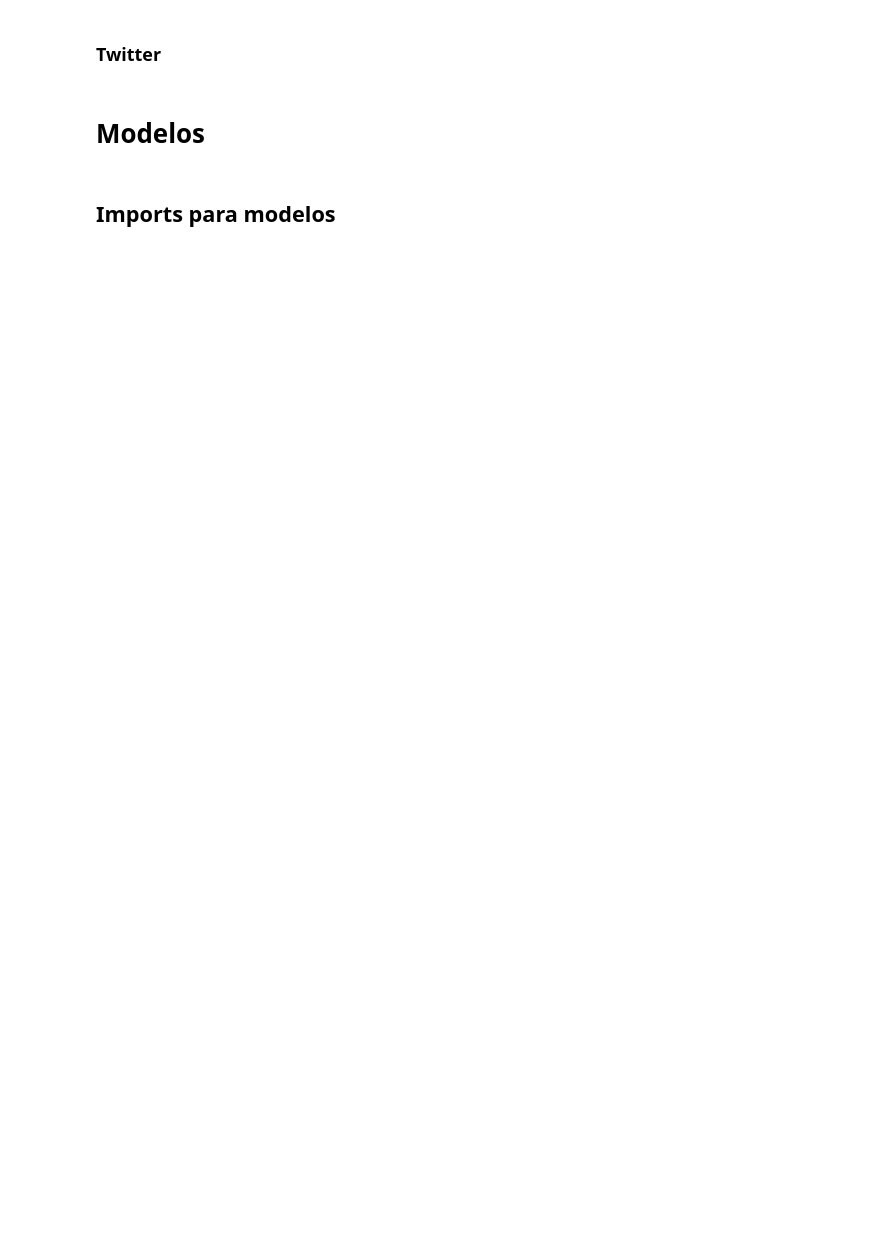
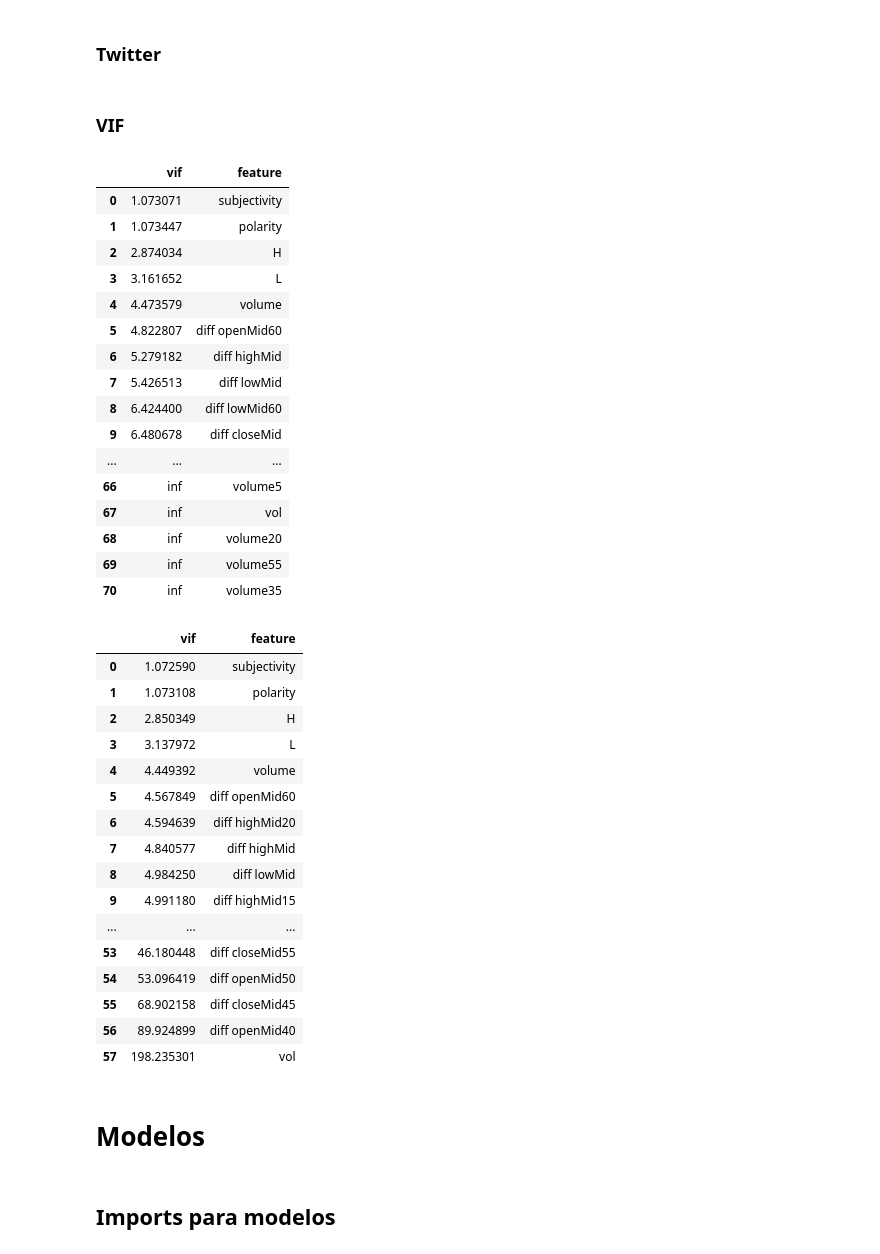
Before and after one commit to FranSerr/stock_prophets, a Jupyter notebook: Notebooks/FX2.ipynb, the cells around one changed output. Cells and saved outputs as stored; diff of their text form; code cells hidden in the pictures; blank space fills up the shorter version.

```diff
--- a/Notebooks/FX2.ipynb
+++ b/Notebooks/FX2.ipynb
@@ -283,3 +289,25 @@ df = df.drop(['date', 'date_trunc'], axis=1)
 # %%
 df = df.fillna(method='ffill')
 df = df.fillna(method='bfill')
+# %% [markdown]
+### VIF
+# %%
+from statsmodels.stats.outliers_influence import variance_inflation_factor
+
+def get_vif(X):
+    """
+    Nos da el factor de inflación de la varianza de cada variable independiente
+
+    Args:
+        X (DataFrame): DataFrame con datos de nuestras variables independientes
+    Returns:
+        vif (DataFrame): DataFrame con el factor de inflación de la varianza
+                         de cada variable
+    """
+    vif = pd.DataFrame()
+    X['intercept'] = 1
+    x = X.values
+    vif['vif'] = [variance_inflation_factor(x, i) for i in range(x.shape[1])]
+    vif['feature'] = X.columns
+
+    return vif
@@ -286,3 +318,58 @@ df = df.fillna(method='bfill')
+# %%
+if pricediff:
+    dontdrop = ['diff closeMid', 'diff highMid', 'diff lowMid', 'vol']
+else:
+    dontdrop = ['closeMid', 'highMid', 'lowMid', 'vol']
+
+dropping = [1, 2]
+
+while len(dropping) >= 2:
+
+    vif = get_vif(df)
+    svif = vif.sort_values('vif').reset_index(drop=True)
+    display(svif)
+    dropping = svif[svif['vif'] >= 100]
+    try:
+        vif_drops = list(dropping.sample(n=int(len(dropping)/2))['feature'].values)
+        vif_drops = [i for i in vif_drops if i not in dontdrop]
+        df = df.drop(vif_drops, axis=1)
+    except:
+        display(svif)
+# %% [output]
+|  | vif | feature |
+| 0 | 1.073071 | subjectivity |
+| 1 | 1.073447 | polarity |
+| 2 | 2.874034 | H |
+| 3 | 3.161652 | L |
+| 4 | 4.473579 | volume |
+| 5 | 4.822807 | diff openMid60 |
+| 6 | 5.279182 | diff highMid |
+| 7 | 5.426513 | diff lowMid |
+| 8 | 6.424400 | diff lowMid60 |
+| 9 | 6.480678 | diff closeMid |
+| ... | ... | ... |
+| 66 | inf | volume5 |
+| 67 | inf | vol |
+| 68 | inf | volume20 |
+| 69 | inf | volume55 |
+| 70 | inf | volume35 |
+|  | vif | feature |
+| 0 | 1.072590 | subjectivity |
+| 1 | 1.073108 | polarity |
+| 2 | 2.850349 | H |
+| 3 | 3.137972 | L |
+| 4 | 4.449392 | volume |
+| 5 | 4.567849 | diff openMid60 |
+| 6 | 4.594639 | diff highMid20 |
+| 7 | 4.840577 | diff highMid |
+| 8 | 4.984250 | diff lowMid |
+| 9 | 4.991180 | diff highMid15 |
+| ... | ... | ... |
+| 53 | 46.180448 | diff closeMid55 |
+| 54 | 53.096419 | diff openMid50 |
+| 55 | 68.902158 | diff closeMid45 |
+| 56 | 89.924899 | diff openMid40 |
+| 57 | 198.235301 | vol |
 # %% [markdown]
 # Modelos
 # %% [markdown]
```
Also changed, not shown: parts of 29 cells of this notebook.
